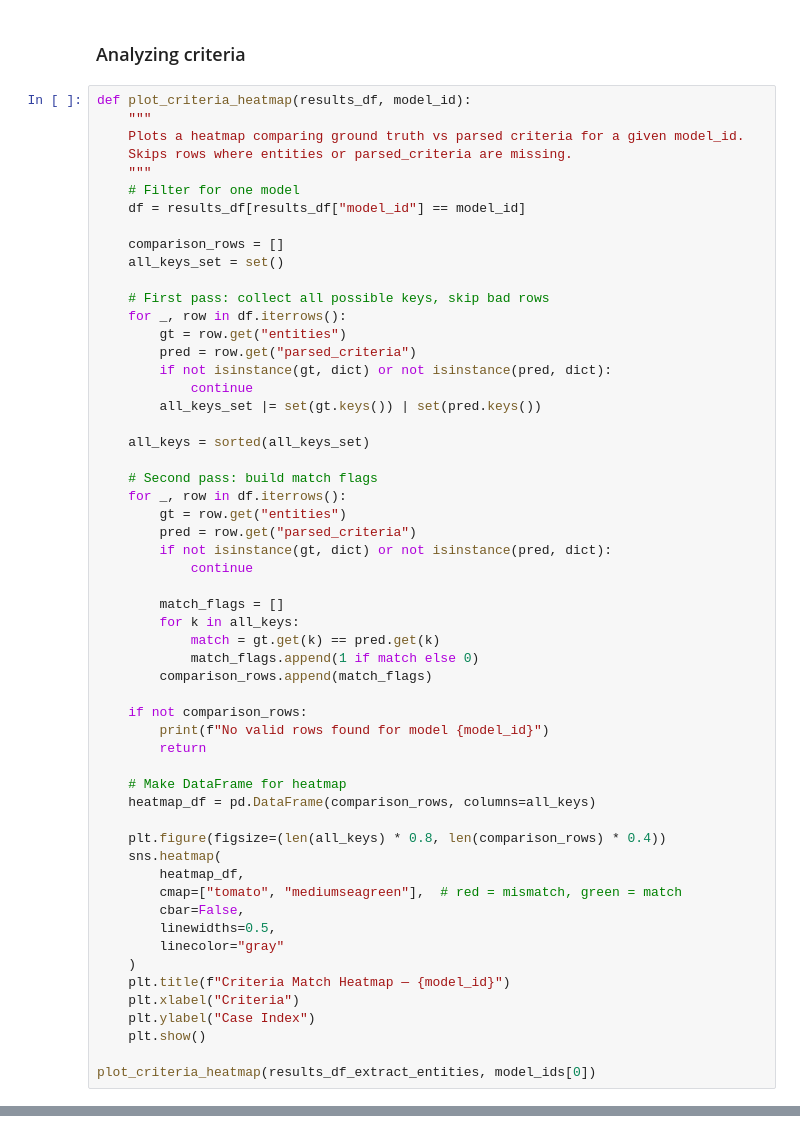
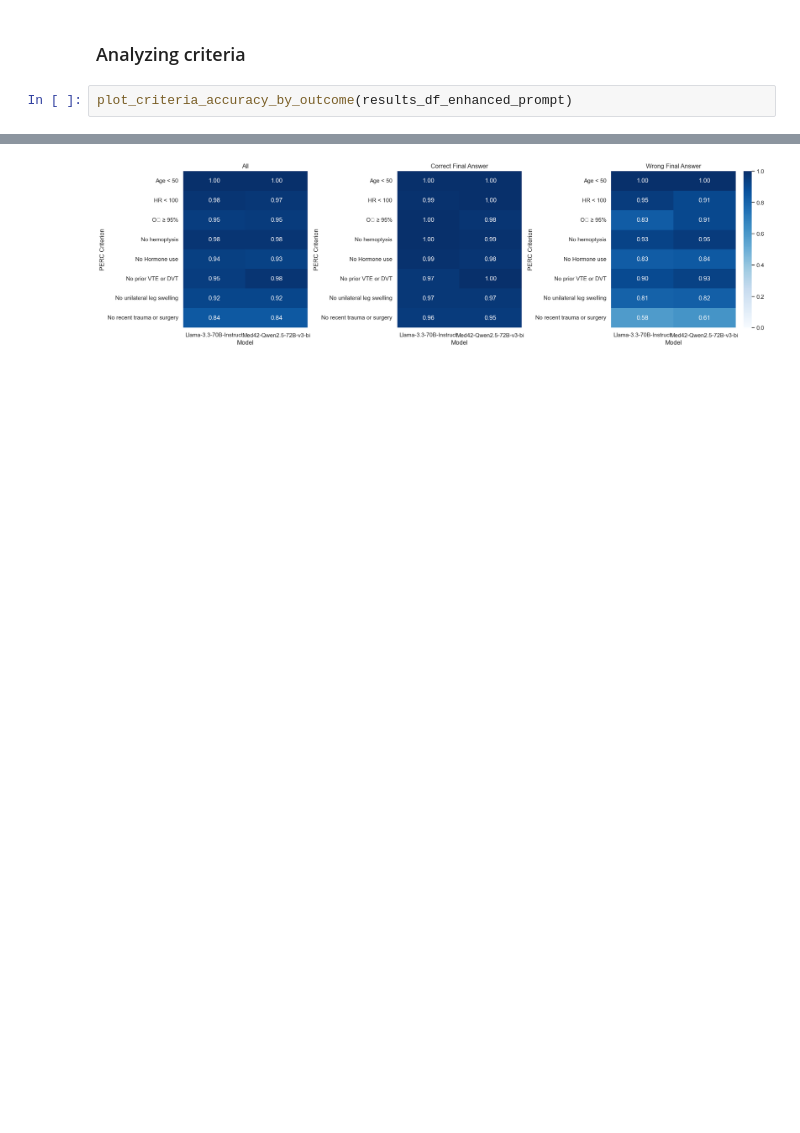
Before and after one commit to mohamed02-code/AI_agent, a Jupyter notebook: notebooks/1.0-PERC-Agent-testing.ipynb, the cells around one changed output, grey strips where cells are left out. Cells and saved outputs as stored; diff of their text form; blank space fills up the shorter version.

```diff
--- a/notebooks/1.0-PERC-Agent-testing.ipynb
+++ b/notebooks/1.0-PERC-Agent-testing.ipynb
@@ -301,59 +370,5 @@ Computed Results:
 # %% [markdown]
 ### Analyzing criteria
 # %%
-def plot_criteria_heatmap(results_df, model_id):
-    """
-    Plots a heatmap comparing ground truth vs parsed criteria for a given model_id.
-    Skips rows where entities or parsed_criteria are missing.
-    """
-    # Filter for one model
-    df = results_df[results_df["model_id"] == model_id]
-
-    comparison_rows = []
-    all_keys_set = set()
-
-    # First pass: collect all possible keys, skip bad rows
-    for _, row in df.iterrows():
-        gt = row.get("entities")
-        pred = row.get("parsed_criteria")
-        if not isinstance(gt, dict) or not isinstance(pred, dict):
-            continue
-        all_keys_set |= set(gt.keys()) | set(pred.keys())
-
-    all_keys = sorted(all_keys_set)
-
-    # Second pass: build match flags
-    for _, row in df.iterrows():
-        gt = row.get("entities")
-        pred = row.get("parsed_criteria")
-        if not isinstance(gt, dict) or not isinstance(pred, dict):
-            continue
-
-        match_flags = []
-        for k in all_keys:
-            match = gt.get(k) == pred.get(k)
-            match_flags.append(1 if match else 0)
-        comparison_rows.append(match_flags)
-
-    if not comparison_rows:
-        print(f"No valid rows found for model {model_id}")
-        return
-
-    # Make DataFrame for heatmap
-    heatmap_df = pd.DataFrame(comparison_rows, columns=all_keys)
-
-    plt.figure(figsize=(len(all_keys) * 0.8, len(comparison_rows) * 0.4))
-    sns.heatmap(
-        heatmap_df,
-        cmap=["tomato", "mediumseagreen"],  # red = mismatch, green = match
-        cbar=False,
-        linewidths=0.5,
-        linecolor="gray"
-    )
-    plt.title(f"Criteria Match Heatmap — {model_id}")
-    plt.xlabel("Criteria")
-    plt.ylabel("Case Index")
-    plt.show()
-
-plot_criteria_heatmap(results_df_extract_entities, model_ids[0])
+plot_criteria_accuracy_by_outcome(results_df_enhanced_prompt)
 # %% [output]
@@ -376,0 +375 @@ The patient denied known hypotensive episodes or recent use of alcohol, herbal s
+[figure, added]
```
Also changed, not shown: parts of 4 cells of this notebook, 10 other files.
